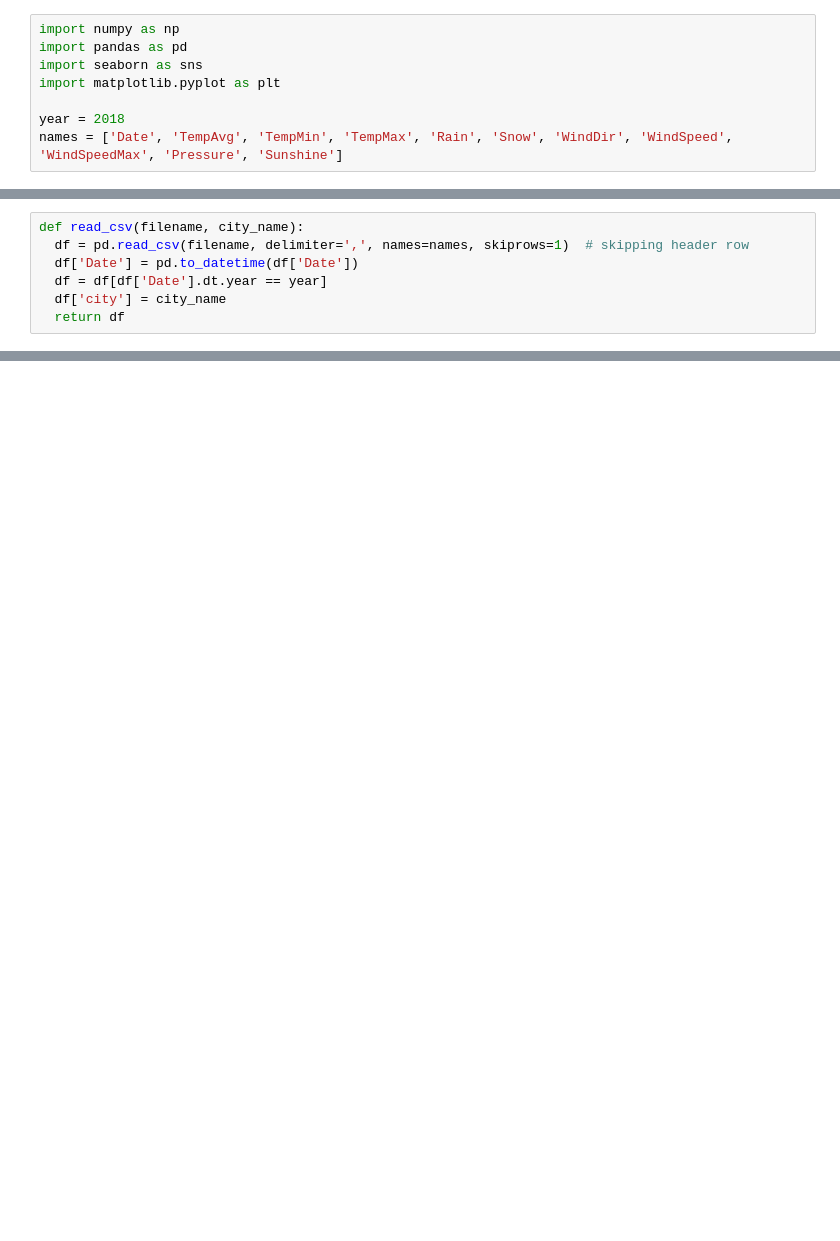
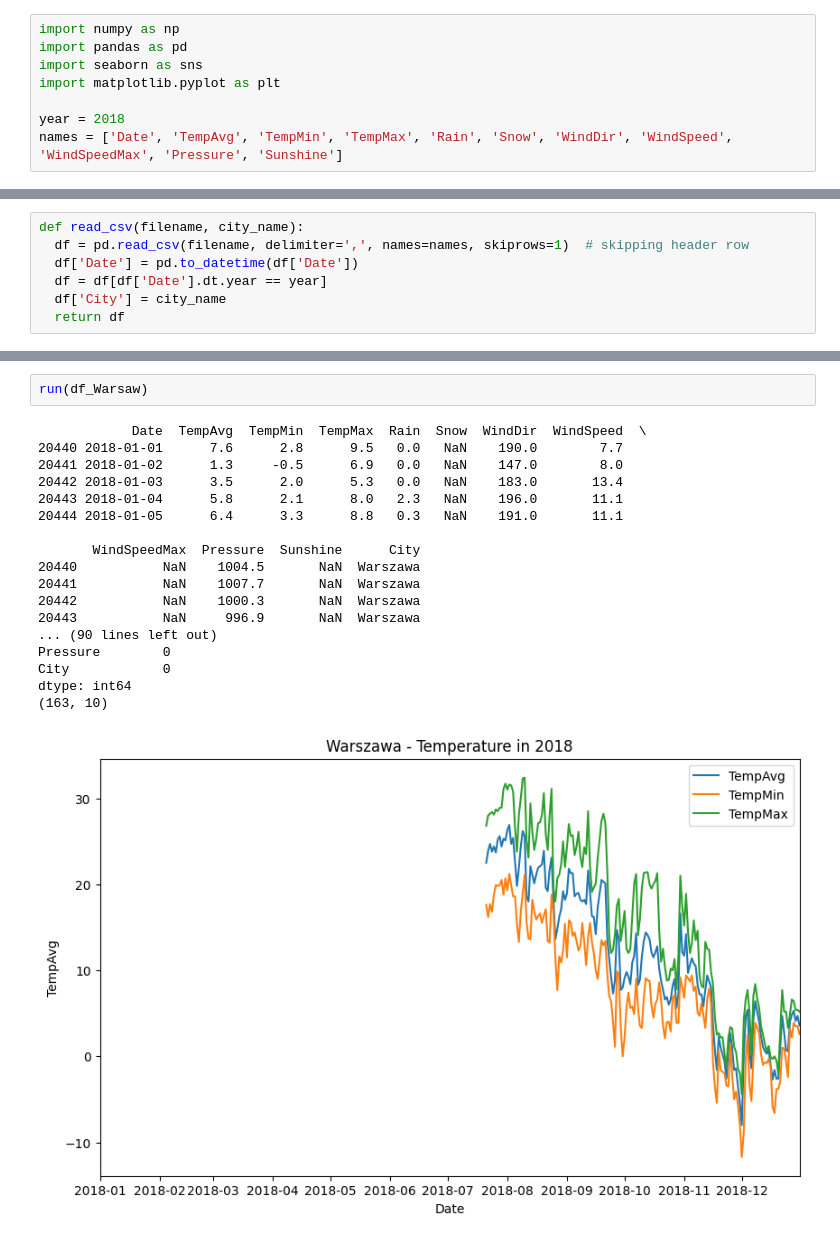
Before and after one commit to Twarug/AGH-NumericalMethods-Project, a Jupyter notebook: main.ipynb, the cells around one changed output, grey strips where cells are left out. Saved outputs shown, nothing was run; the diff lists cells and outputs as text; blank space fills up the shorter version.

```diff
--- a/main.ipynb
+++ b/main.ipynb
@@ -149,7 +171,7 @@ def read_csv(filename, city_name):
   df = pd.read_csv(filename, delimiter=',', names=names, skiprows=1)  # skipping header row
   df['Date'] = pd.to_datetime(df['Date'])
   df = df[df['Date'].dt.year == year]
-  df['city'] = city_name
+  df['City'] = city_name
   return df
 # %%
 
@@ -225,0 +248,21 @@ dtype: int64
+# %%
+run(df_Warsaw)
+# %% [output]
+            Date  TempAvg  TempMin  TempMax  Rain  Snow  WindDir  WindSpeed  \
+20440 2018-01-01      7.6      2.8      9.5   0.0   NaN    190.0        7.7
+20441 2018-01-02      1.3     -0.5      6.9   0.0   NaN    147.0        8.0
+20442 2018-01-03      3.5      2.0      5.3   0.0   NaN    183.0       13.4
+20443 2018-01-04      5.8      2.1      8.0   2.3   NaN    196.0       11.1
+20444 2018-01-05      6.4      3.3      8.8   0.3   NaN    191.0       11.1
+
+       WindSpeedMax  Pressure  Sunshine      City
+20440           NaN    1004.5       NaN  Warszawa
+20441           NaN    1007.7       NaN  Warszawa
+20442           NaN    1000.3       NaN  Warszawa
+20443           NaN     996.9       NaN  Warszawa
+... (90 lines left out)
+Pressure        0
+City            0
+dtype: int64
+(163, 10)
+[figure, added]
```
Also changed, not shown: parts of 8 cells of this notebook.
